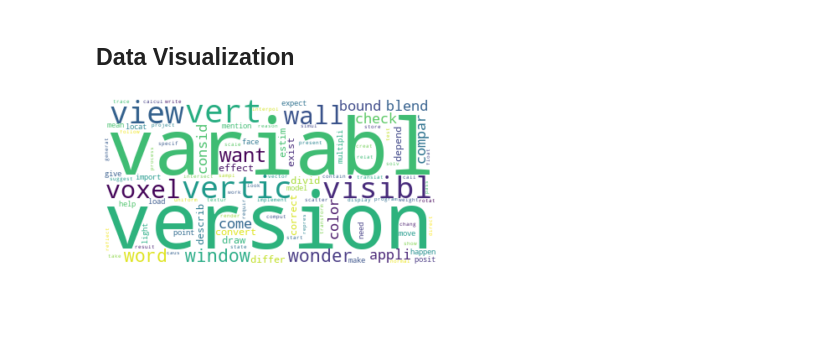
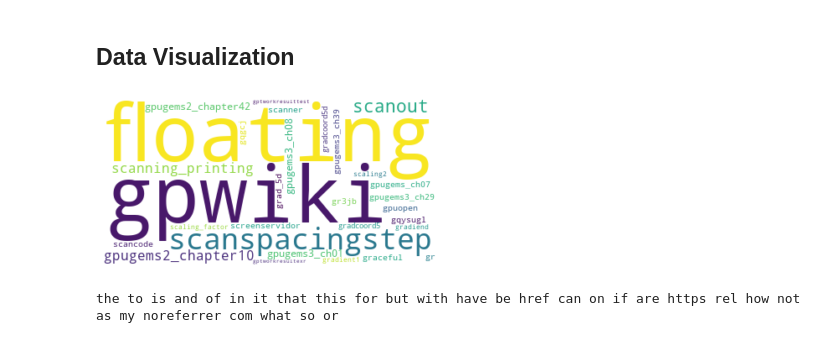
Before and after one commit to d471061c/Stackdata, a Jupyter notebook: StackData.ipynb, the cells around one changed output. Saved outputs shown, nothing was run; the diff lists cells and outputs as text; code cells hidden in the pictures; blank space fills up the shorter version.

Commit message:
add top 30 lists

```diff
--- a/StackData.ipynb
+++ b/StackData.ipynb
@@ -215,4 +215,5 @@ tfidf_transformer = TfidfTransformer(smooth_idf=True,use_idf=True)
 tfidf_transformer.fit(word_count_vector)
 
 df_cv_idf = pd.DataFrame(tfidf_transformer.idf_, index=cv.get_feature_names(),columns=["idf_weights"])
-df_cv_idf.sort_values(by=['idf_weights'],ascending=False).head()
+top_30 = df_cv_idf.sort_values(by=['idf_weights'],ascending=False)[:30]
+worst_30 = df_cv_idf.sort_values(by=['idf_weights'])[:30]
@@ -270,8 +229,16 @@ def convert_to_wordcloud(text):
     plt.imshow(wordcloud, interpolation='bilinear')
     plt.axis("off")
     plt.show()
+
+def get_features(frame):
+    ''' Get the features from the dataframe '''
+    return " ".join([str(row[0]) for row in frame.iterrows()])
-# %%
-top_100 = " ".join(list(map(lambda x: x[0], result[-100:])))
-convert_to_wordcloud(top_100)
-# %% [output]
-[figure, removed]
+# %%
+convert_to_wordcloud(get_features(top_30))
+# %% [output]
+[figure, added]
+# %%
+print(get_features(worst_30))
+#convert_to_wordcloud(get_features(worst_30))
+# %% [output]
+the to is and of in it that this for but with have be href can on if are https rel how not as my noreferrer com what so or
```
Also changed, not shown: parts of 4 cells of this notebook.
